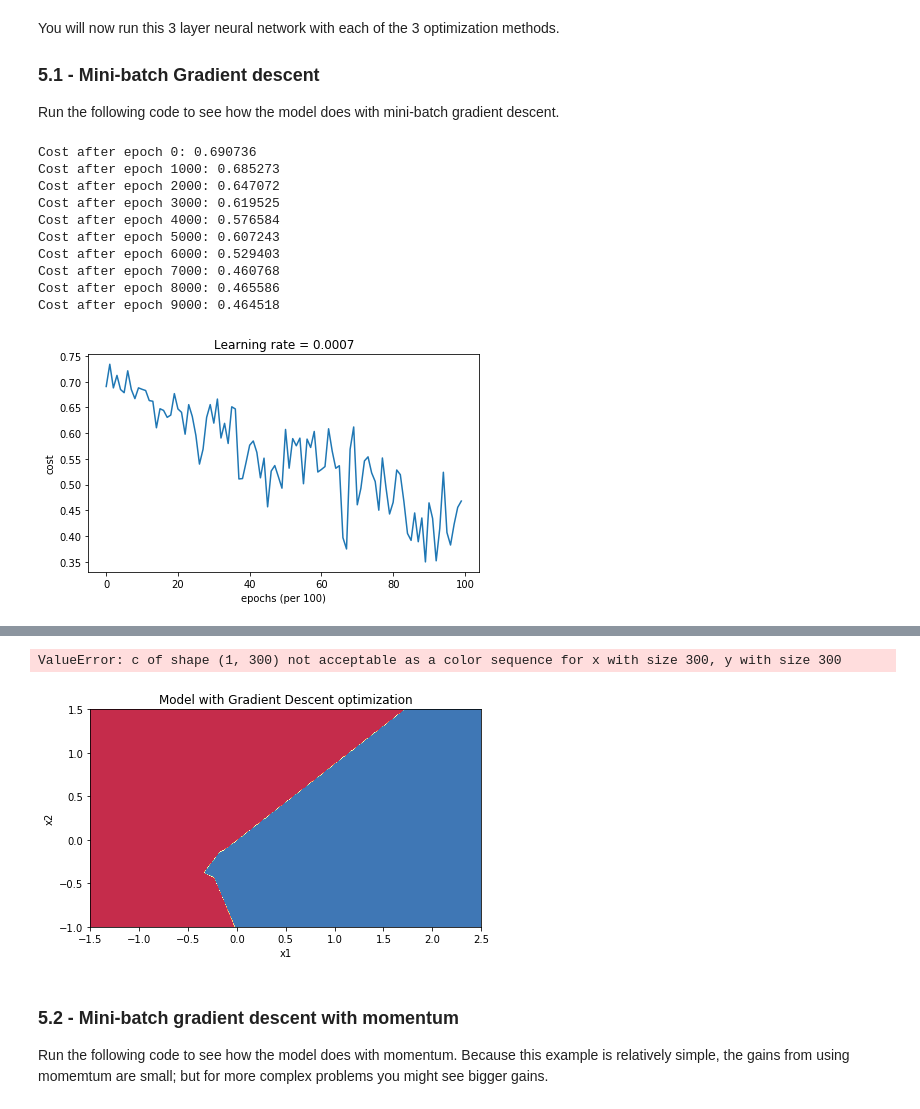
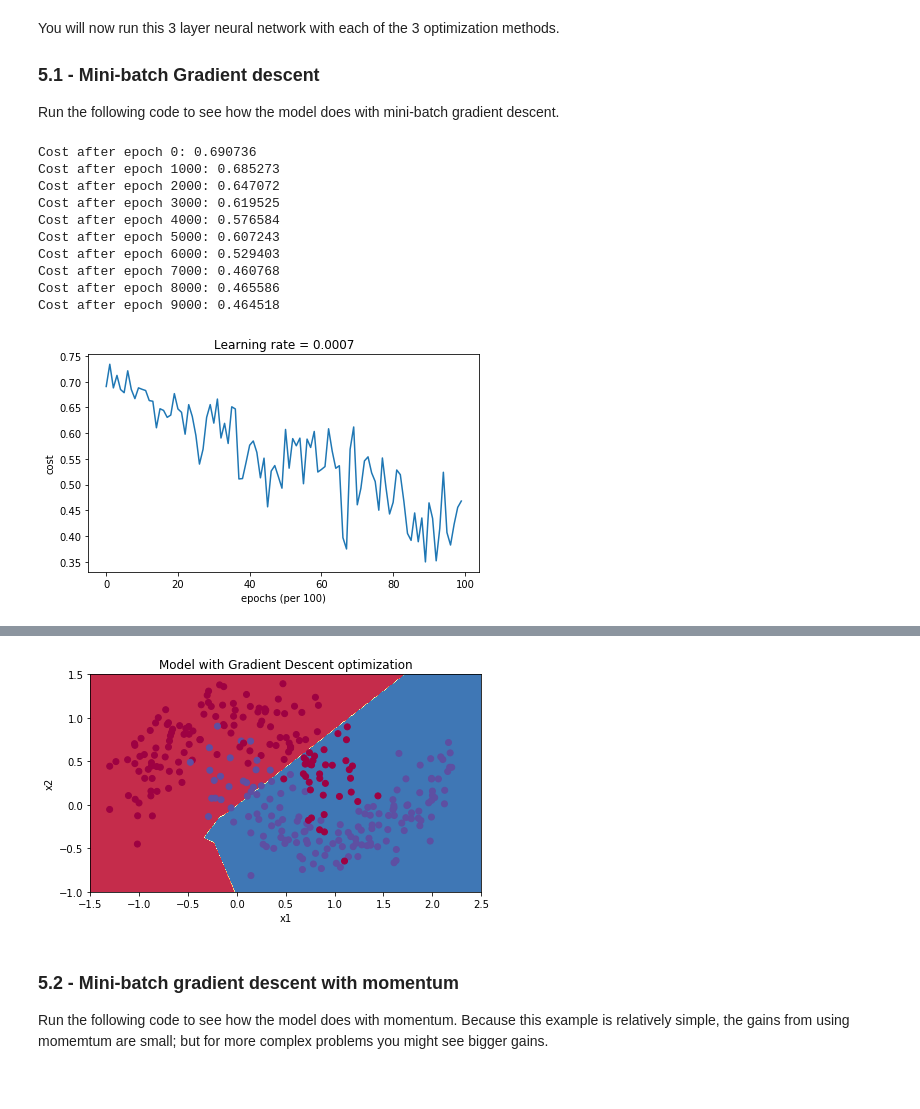
Before and after one commit to GitHub-hyj/deeplearning.ai_homework, a Jupyter notebook: 02-课后作业/02-第二课 改善深层神经网络/assignment2/Optimization+methods.ipynb, the cells around one changed output, grey strips where cells are left out. Drawn from its saved outputs; the diff is of its cells as text; code cells hidden in the pictures.

Commit message:
matplotlib上画图rgba报错的问题，c=Y改为c=np.squeeze(Y),train_Y改为np.squeeze(train_Y)

```diff
--- a/02-课后作业/02-第二课 改善深层神经网络/assignment2/Optimization+methods.ipynb
+++ b/02-课后作业/02-第二课 改善深层神经网络/assignment2/Optimization+methods.ipynb
@@ -1035,7 +1035,7 @@ plt.title("Model with Gradient Descent optimization")
 axes = plt.gca()
 axes.set_xlim([-1.5,2.5])
 axes.set_ylim([-1,1.5])
-plot_decision_boundary(lambda x: predict_dec(parameters, x.T), train_X, train_Y)
+plot_decision_boundary(lambda x: predict_dec(parameters, x.T), train_X, np.squeeze(train_Y))
 # %% [output]
 Cost after epoch 0: 0.690736
 Cost after epoch 1000: 0.685273
@@ -1052,5 +1052,4 @@ Accuracy: 0.796666666667
-ValueError: c of shape (1, 300) not acceptable as a color sequence for x with size 300, y with size 300
-[figure, old version]
+[figure, new version]
 # %% [markdown]
 ### 5.2 - Mini-batch gradient descent with momentum
 
```
Also changed, not shown: parts of 7 cells of this notebook, 12 other files.
